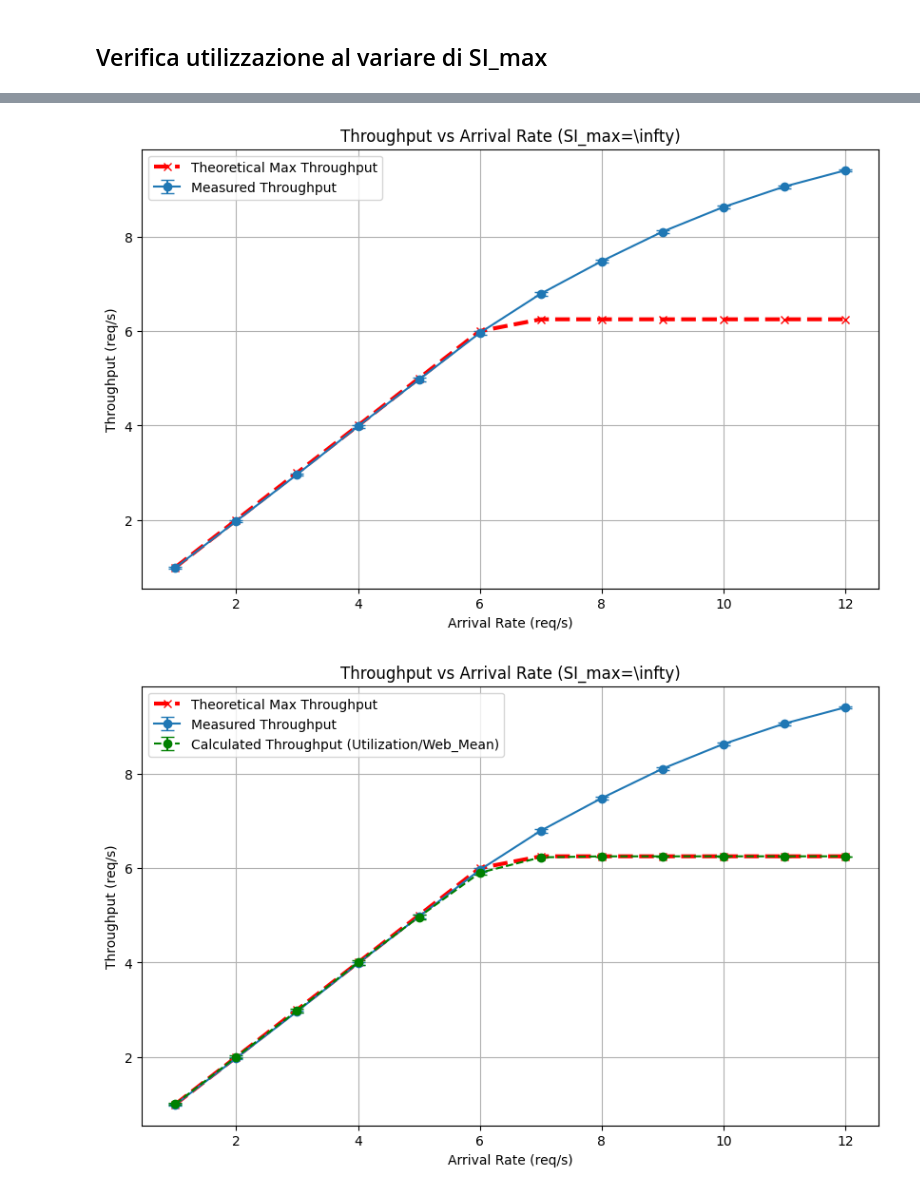
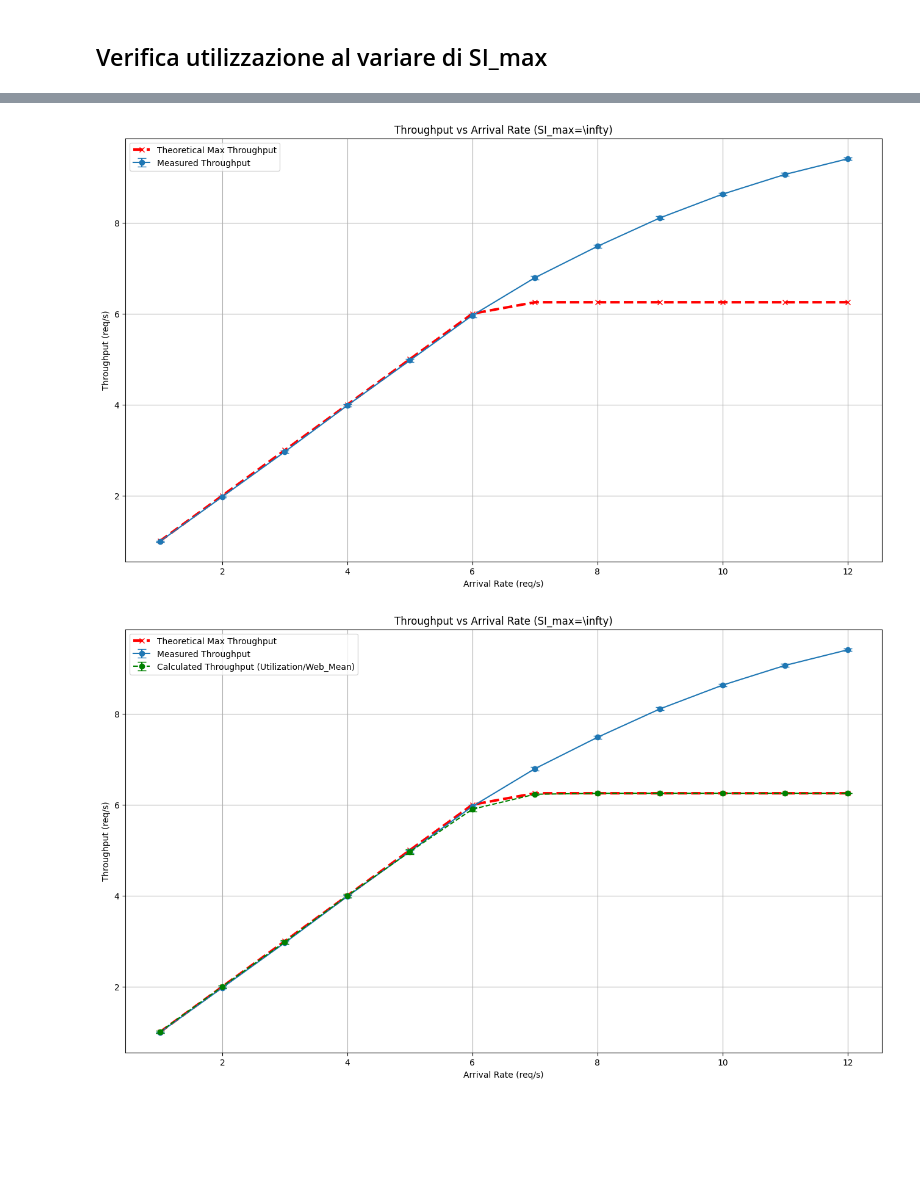
Before and after one commit to LucaFalasca/RightSizing-SpikeServer, a Jupyter notebook: src/graph_generator.ipynb, the cells around one changed output, grey strips where cells are left out. Cells and saved outputs as stored; diff of their text form; code cells hidden in the pictures; blank space fills up the shorter version.

```diff
--- a/src/graph_generator.ipynb
+++ b/src/graph_generator.ipynb
@@ -116,38 +116,38 @@ data["throughput_v2"] = data['utilization_web_Mean'] / data['Web_Mean']
 data["throughput_v2_CI95"] = data['utilization_web_CI95'] / data['Web_Mean']
 # faccio un plot del throughput misurato vs il throughput teorico
 import matplotlib.pyplot as plt
-plt.figure(figsize=(10,6))
+plt.figure(figsize=(16,9))
 plt.errorbar(data['Arrival_Rate'], data['throughput_total_Mean'], yerr=data['throughput_total_CI95'], marker='o', capsize=5, label='Measured Throughput')
 plt.plot(data['Arrival_Rate'], data['theoretical_max_throughput'], marker='x', linestyle='--', color='red', linewidth=3, label='Theoretical Max Throughput')
 plt.title('Throughput vs Arrival Rate (SI_max=\infty)')
 plt.xlabel('Arrival Rate (req/s)')
 plt.ylabel('Throughput (req/s)')
 plt.grid()
 plt.legend()
 # salvo la figura
 plt.savefig('../docs/images/wrong_throughput.png')
 plt.show()
 
-plt.figure(figsize=(10,6))
+plt.figure(figsize=(16,9))
 plt.errorbar(data['Arrival_Rate'], data['throughput_total_Mean'], yerr=data['throughput_total_CI95'], marker='o', capsize=5, label='Measured Throughput')
 plt.errorbar(data['Arrival_Rate'], data['throughput_v2'], yerr=data['throughput_v2_CI95'], marker='o', linestyle='--', capsize=5, color='green', label='Calculated Throughput (Utilization/Web_Mean)')
 plt.plot(data['Arrival_Rate'], data['theoretical_max_throughput'], marker='x', linestyle='--', color='red', linewidth=3, label='Theoretical Max Throughput')
 plt.title('Throughput vs Arrival Rate (SI_max=\infty)')
 plt.xlabel('Arrival Rate (req/s)')
 plt.ylabel('Throughput (req/s)')
 plt.grid()
 plt.legend()
 # salvo la figura
 plt.savefig('../docs/images/correct_throughput.png')
 plt.show()
 
 # Salvo i dati utilizzati nel grafico in un file csv
 df_cropped = data[['Arrival_Rate', 'throughput_total_Mean', 'throughput_total_CI95', 'theoretical_max_throughput', 'throughput_v2', 'throughput_v2_CI95']]
 # Rinomino le colonne togliendo i caratteri speciali togliendo _ e mettendo spazi, tolgo Mean
 df_cropped.columns = ['Arrival Rate', 'throughput measured', 'throughput measured CI95', 'theoretical max throughput', 'throughput calculated', 'throughput calculated CI95']
 
 
 df_cropped.to_csv('../docs/data_tables/data_throughput_si_max_inf.csv', index=False)
 # %% [output]
-[figure, old version]
+[figure, new version]
-[figure, old version]
+[figure, new version]
```
Also changed, not shown: parts of 4 cells of this notebook, 5 other files.
